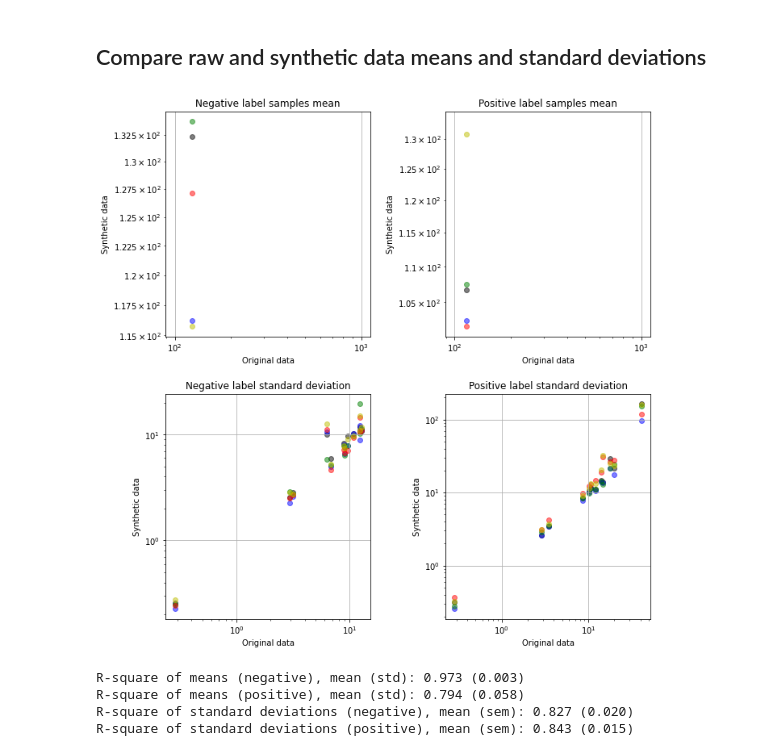
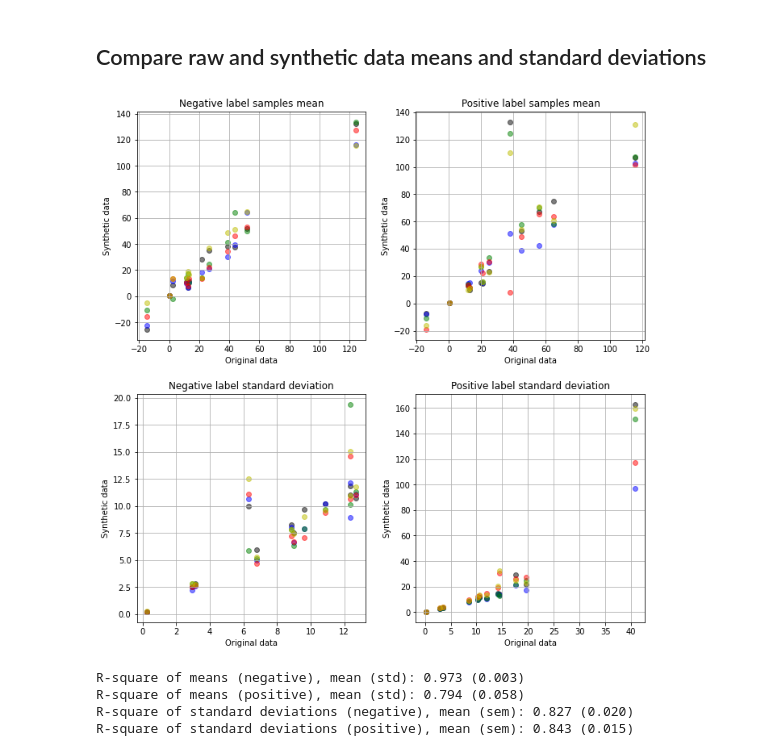
Before and after one commit to jamestgodwin/synthetic_data, a Jupyter notebook: notebooks/CTGAN_Mike_Version_Back_Pain.ipynb, the cells around one changed output. Drawn from its saved outputs; the diff is of its cells as text; code cells hidden in the pictures.

```diff
--- a/notebooks/CTGAN_Mike_Version_Back_Pain.ipynb
+++ b/notebooks/CTGAN_Mike_Version_Back_Pain.ipynb
@@ -482,8 +482,6 @@ for run in range(number_of_runs):
 ax1.set_xlabel('Original data')
 ax1.set_ylabel('Synthetic data')
 ax1.set_title('Negative label samples mean')
-ax1.set_xscale('log')
-ax1.set_yscale('log')
 ax1.grid()
 
 # Positive label mean
@@ -498,8 +496,6 @@ for run in range(number_of_runs):
 ax2.set_xlabel('Original data')
 ax2.set_ylabel('Synthetic data')
 ax2.set_title('Positive label samples mean')
-ax2.set_xscale('log')
-ax2.set_yscale('log')
 ax2.grid()
 
 # Negative label standard deviation
@@ -507,38 +503,34 @@ ax3 = fig.add_subplot(223)
 for run in range(number_of_runs):
     x = descriptive_stats_all_runs[0]['Original neg_label std'].copy()
     y = descriptive_stats_all_runs[run]['Synthetic neg_label std'].copy()
     x.drop(labels ='label', inplace=True)
     y.drop(labels ='label', inplace=True)
     colour = colours[run % 7] # Cycle through 7 colours
     ax3.scatter(x,y, color=colour, alpha=0.5)
 ax3.set_xlabel('Original data')
 ax3.set_ylabel('Synthetic data')
 ax3.set_title('Negative label standard deviation')
-ax3.set_xscale('log')
-ax3.set_yscale('log')
 ax3.grid()
 
 # Positive label standard deviation
 ax4 = fig.add_subplot(224)
 for run in range(number_of_runs):
     x = descriptive_stats_all_runs[0]['Original pos_label std'].copy()
     y = descriptive_stats_all_runs[run]['Synthetic pos_label std'].copy()
     x.drop(labels ='label', inplace=True)
     y.drop(labels ='label', inplace=True)
     colour = colours[run % 7] # Cycle through 7 colours
     ax4.scatter(x,y, color=colour, alpha=0.5)
 ax4.set_xlabel('Original data')
 ax4.set_ylabel('Synthetic data')
 ax4.set_title('Positive label standard deviation')
-ax4.set_xscale('log')
-ax4.set_yscale('log')
 ax4.grid()
 
 plt.tight_layout(pad=2)
 plt.savefig('../output/ctgan_correls.png', facecolor='w', dpi=300)
 plt.show()
 # %% [output]
-[figure, old version]
+[figure, new version]
 # %%
 correl_mean_neg = []
 correl_std_neg = []
```
